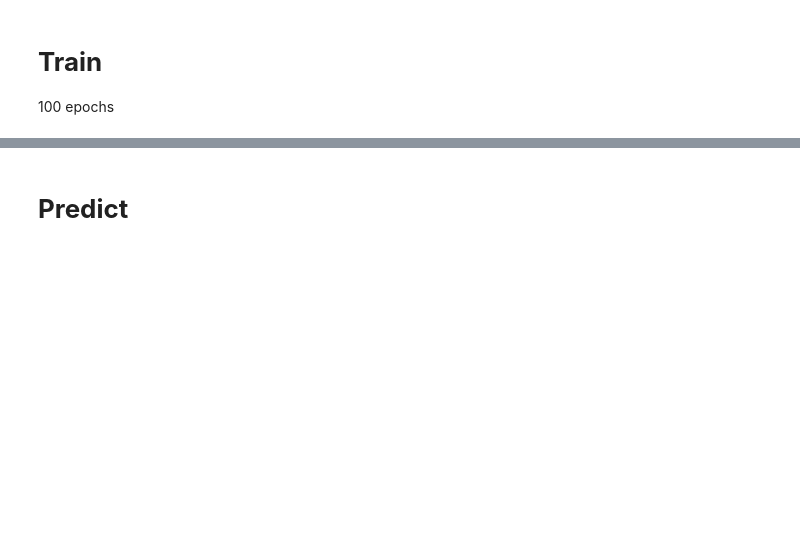
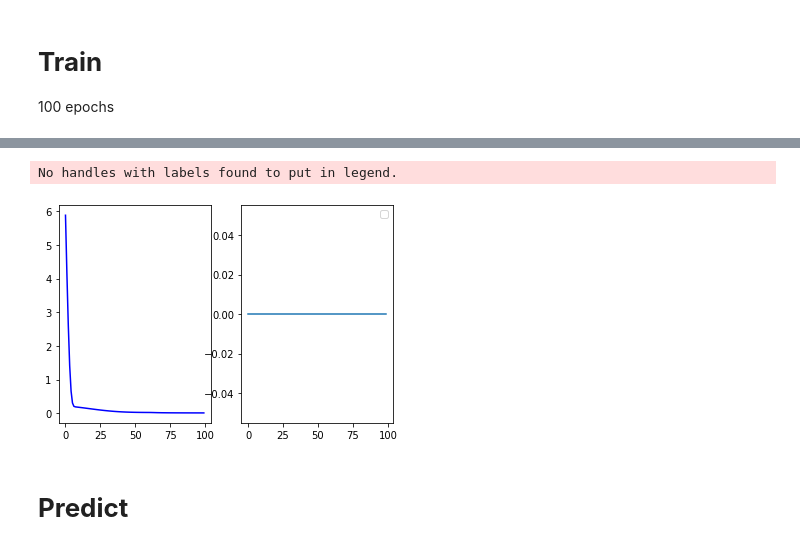
Before and after one commit to YuanQi-ME/hello-world, a Jupyter notebook: Nonlinear_curve_fitting.ipynb, the cells around one changed output, grey strips where cells are left out. Saved outputs shown, nothing was run; the diff lists cells and outputs as text; code cells hidden in the pictures; blank space fills up the shorter version.

```diff
--- a/Nonlinear_curve_fitting.ipynb
+++ b/Nonlinear_curve_fitting.ipynb
@@ -99,3 +98,20 @@ Epoch 100/100
+# %%
+loss = history.history['loss']
+acc = history.history['accuracy']
+
+epochs = range(len(loss))
+plt.figure()
+plt.subplot(1,2,1)
+plt.plot(epochs, loss, 'b', label='Training Loss')
+# plt.plot(epochs, val_loss, 'b', label='Validation Loss')
+plt.subplot(1,2,2)
+plt.plot(epochs, acc)
+plt.legend()
+
+plt.show()
+# %% [output]
+No handles with labels found to put in legend.
+[figure, added]
 # %% [markdown]
 # **Predict**
 # %%
```
Also changed, not shown: parts of 8 cells of this notebook.
